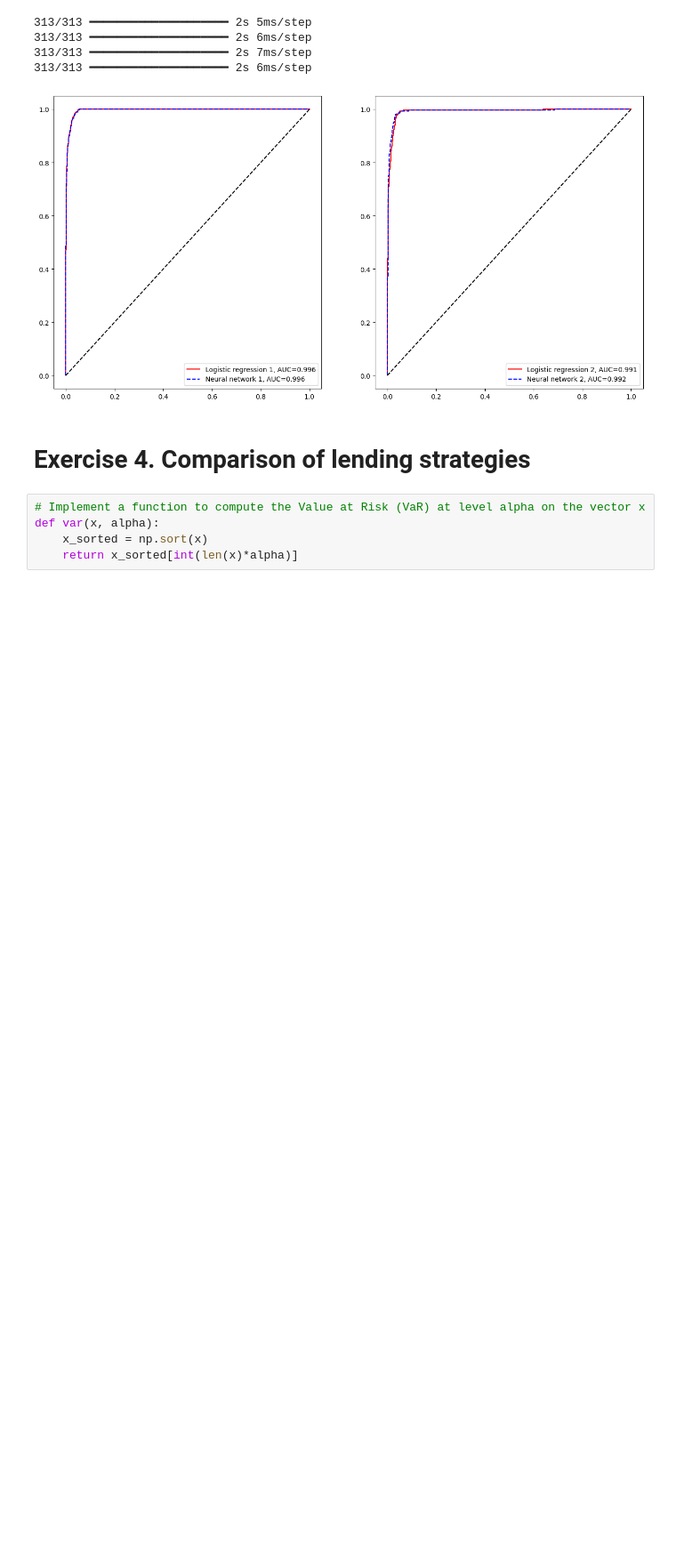
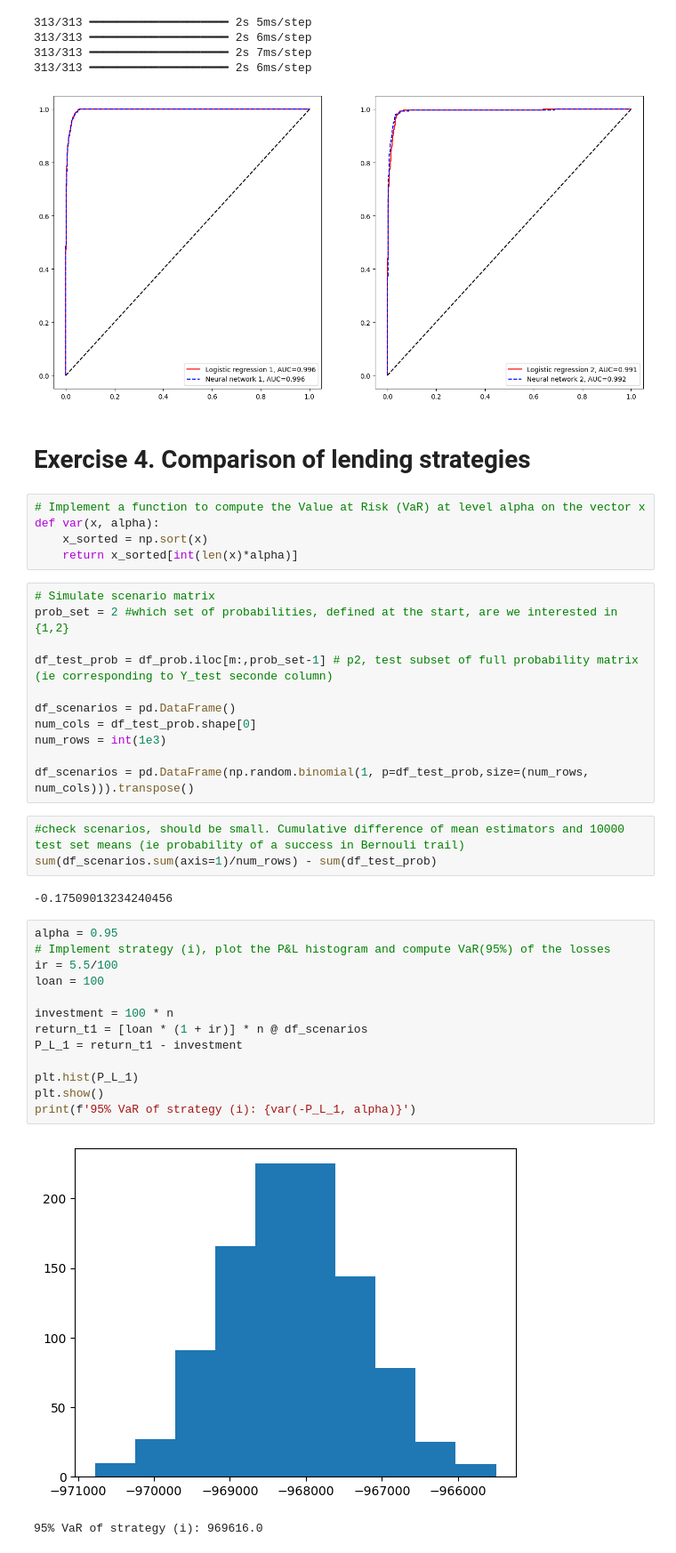
Before and after one commit to tskorkowski/CAS-ML, a Jupyter notebook: sessions/project1/Project 1 - Template.ipynb, the cells around one changed output. Shown at 89% size. Drawn from its saved outputs; the diff is of its cells as text; blank space fills up the shorter version.

Commit message:
Ledning_strategies_implementation

```diff
--- a/sessions/project1/Project 1 - Template.ipynb
+++ b/sessions/project1/Project 1 - Template.ipynb
@@ -376,3 +376,35 @@ plt.show()
 def var(x, alpha):
     x_sorted = np.sort(x)
     return x_sorted[int(len(x)*alpha)]
+# %%
+# Simulate scenario matrix
+prob_set = 2 #which set of probabilities, defined at the start, are we interested in {1,2}
+
+df_test_prob = df_prob.iloc[m:,prob_set-1] # p2, test subset of full probability matrix (ie corresponding to Y_test seconde column)
+
+df_scenarios = pd.DataFrame()
+num_cols = df_test_prob.shape[0]
+num_rows = int(1e3)
+
+df_scenarios = pd.DataFrame(np.random.binomial(1, p=df_test_prob,size=(num_rows, num_cols))).transpose()
+# %%
+#check scenarios, should be small. Cumulative difference of mean estimators and 10000 test set means (ie probability of a success in Bernouli trail)
+sum(df_scenarios.sum(axis=1)/num_rows) - sum(df_test_prob)
+# %% [output]
+-0.17509013234240456
+# %%
+alpha = 0.95
+# Implement strategy (i), plot the P&L histogram and compute VaR(95%) of the losses
+ir = 5.5/100
+loan = 100
+
+investment = 100 * n
+return_t1 = [loan * (1 + ir)] * n @ df_scenarios
+P_L_1 = return_t1 - investment
+
+plt.hist(P_L_1)
+plt.show()
+print(f'95% VaR of strategy (i): {var(-P_L_1, alpha)}')
+# %% [output]
+[figure, added]
+95% VaR of strategy (i): 969616.0
```
Also changed, not shown: parts of 2 cells of this notebook.
